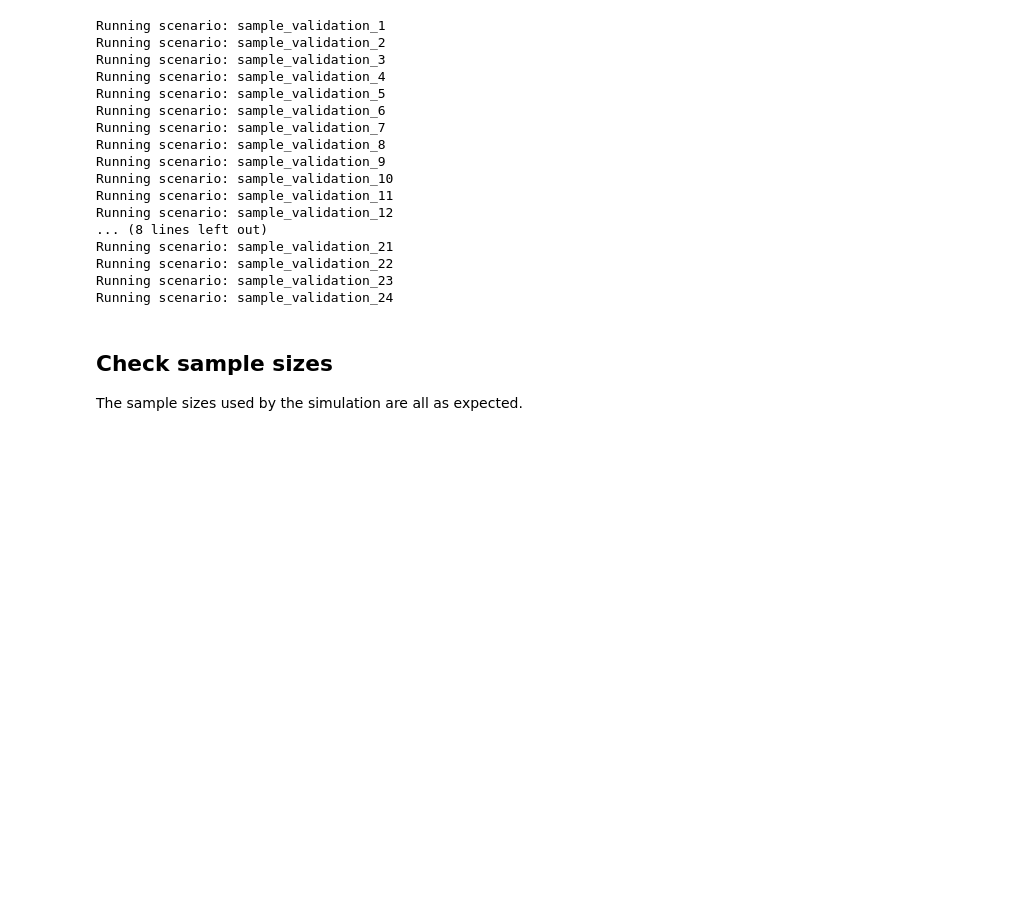
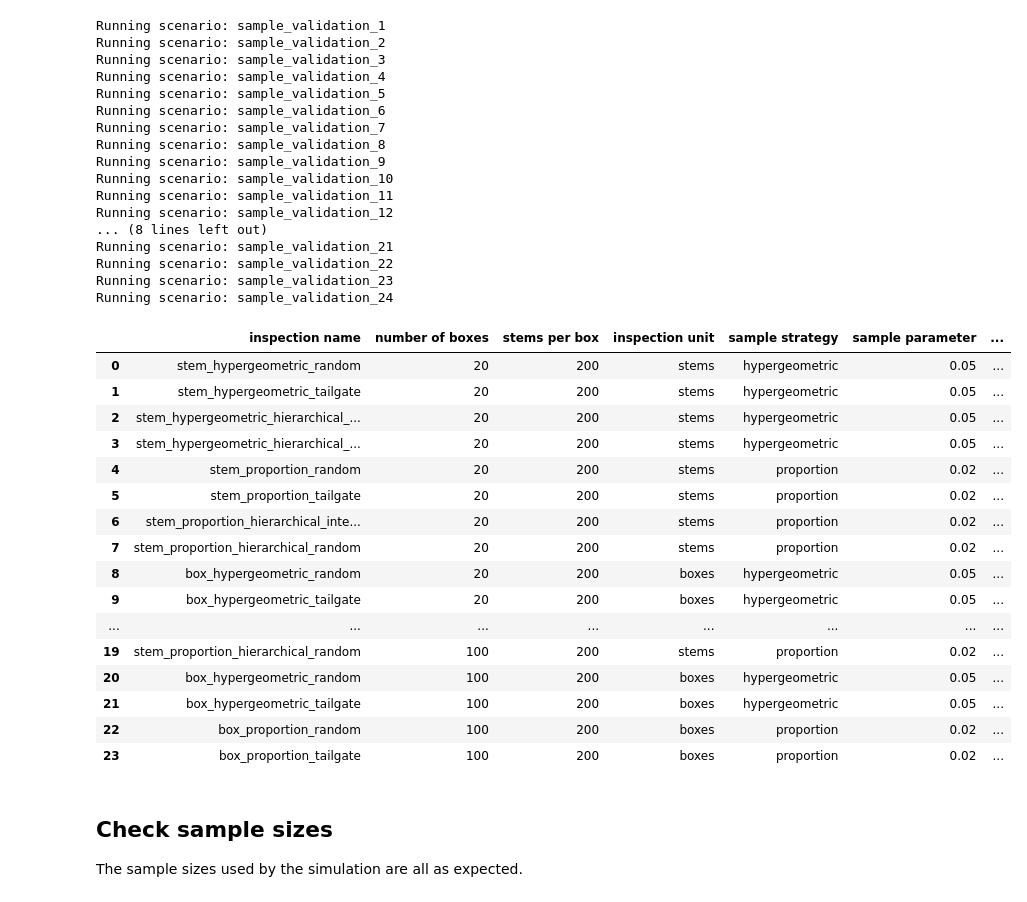
Before and after one commit to ncsu-landscape-dynamics/popsborder, a Jupyter notebook: validation_plots.ipynb, the cells around one changed output. Saved outputs shown, nothing was run; the diff lists cells and outputs as text; code cells hidden in the pictures; blank space fills up the shorter version.

```diff
--- a/validation_plots.ipynb
+++ b/validation_plots.ipynb
@@ -284,6 +297,37 @@ sample_validation_df = save_scenario_result_to_pandas(
         "avg_stems_inspected_completion",
     ],
 )
+# %%
+# Format dataframe
+column_names = ["inspection name", "number of boxes", "stems per box", "inspection unit", "sample strategy", "sample parameter", "selection strategy", "stems inspected"]
+sample_validation_df_pretty = sample_validation_df.iloc[:,[0,1,3,4,5,6,8,10]]
+#stems_inspected = sample_validation_df[sample_validation_df["inspection/unit"] == "stems"]["avg_stems_inspected_completion"]
+hypergeometric_parameters = sample_validation_df.iloc[[0,1,2,3,8,9,12,13,14,15,20,21],7]
+
+sample_validation_df_pretty.iloc[[0,1,2,3,8,9,12,13,14,15,20,21],5] = hypergeometric_parameters
+sample_validation_df_pretty.columns = column_names
+#sample_validation_df_pretty.loc[sample_validation_df_pretty["inspection unit"] == "stems", "units inspected"] = stems_inspected
+# %%
+
+sample_validation_df_pretty
+# %% [output]
+|  | inspection name | number of boxes | stems per box | inspection unit | sample strategy | sample parameter | ... |
+| 0 | stem_hypergeometric_random | 20 | 200 | stems | hypergeometric | 0.05 | ... |
+| 1 | stem_hypergeometric_tailgate | 20 | 200 | stems | hypergeometric | 0.05 | ... |
+| 2 | stem_hypergeometric_hierarchical_... | 20 | 200 | stems | hypergeometric | 0.05 | ... |
+| 3 | stem_hypergeometric_hierarchical_... | 20 | 200 | stems | hypergeometric | 0.05 | ... |
+| 4 | stem_proportion_random | 20 | 200 | stems | proportion | 0.02 | ... |
+| 5 | stem_proportion_tailgate | 20 | 200 | stems | proportion | 0.02 | ... |
+| 6 | stem_proportion_hierarchical_inte... | 20 | 200 | stems | proportion | 0.02 | ... |
+| 7 | stem_proportion_hierarchical_random | 20 | 200 | stems | proportion | 0.02 | ... |
+| 8 | box_hypergeometric_random | 20 | 200 | boxes | hypergeometric | 0.05 | ... |
+| 9 | box_hypergeometric_tailgate | 20 | 200 | boxes | hypergeometric | 0.05 | ... |
+| ... | ... | ... | ... | ... | ... | ... | ... |
+| 19 | stem_proportion_hierarchical_random | 100 | 200 | stems | proportion | 0.02 | ... |
+| 20 | box_hypergeometric_random | 100 | 200 | boxes | hypergeometric | 0.05 | ... |
+| 21 | box_hypergeometric_tailgate | 100 | 200 | boxes | hypergeometric | 0.05 | ... |
+| 22 | box_proportion_random | 100 | 200 | boxes | proportion | 0.02 | ... |
+| 23 | box_proportion_tailgate | 100 | 200 | boxes | proportion | 0.02 | ... |
 # %% [markdown]
 ## Check sample sizes
 The sample sizes used by the simulation are all as expected.
```
Also changed, not shown: parts of 10 cells of this notebook, 2 other files.
